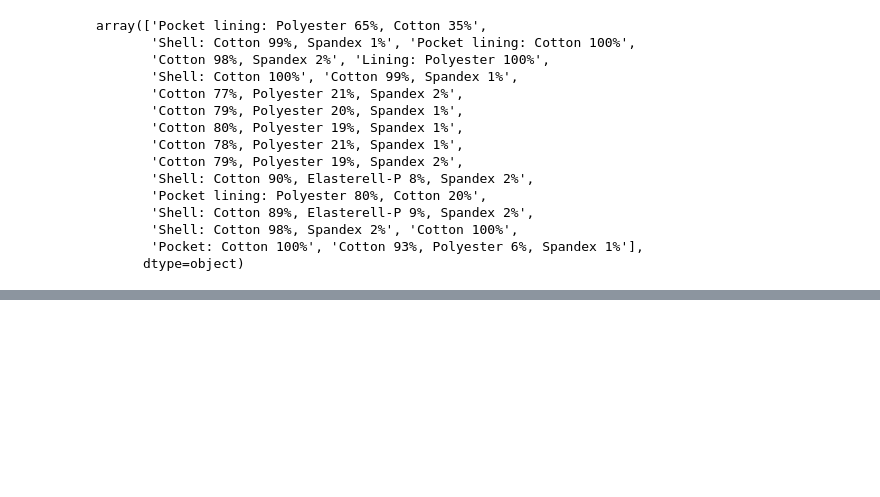
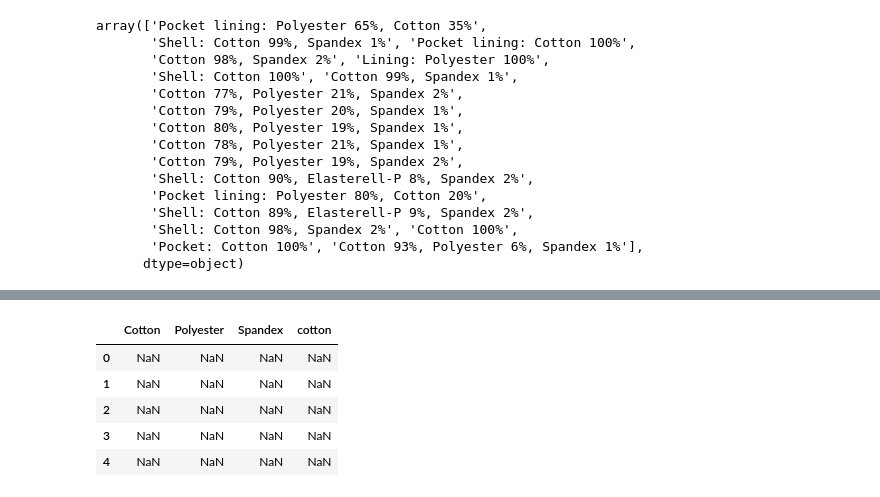
Before and after one commit to lucasquemelli/ds_ao_dev, a Jupyter notebook: H&M .ipynb, the cells around one changed output, grey strips where cells are left out. Saved outputs shown, nothing was run; the diff lists cells and outputs as text; code cells hidden in the pictures; blank space fills up the shorter version.

```diff
--- a/H&M .ipynb
+++ b/H&M .ipynb
@@ -778,0 +780,10 @@ df_ref
+# %%
+df_ref = df_ref.iloc[:, ~df_ref.columns.duplicated(keep='last')]
+df_ref.head()
+# %% [output]
+|  | Cotton | Polyester | Spandex | cotton |
+| 0 | NaN | NaN | NaN | NaN |
+| 1 | NaN | NaN | NaN | NaN |
+| 2 | NaN | NaN | NaN | NaN |
+| 3 | NaN | NaN | NaN | NaN |
+| 4 | NaN | NaN | NaN | NaN |
```
Also changed, not shown: parts of 40 cells of this notebook.
